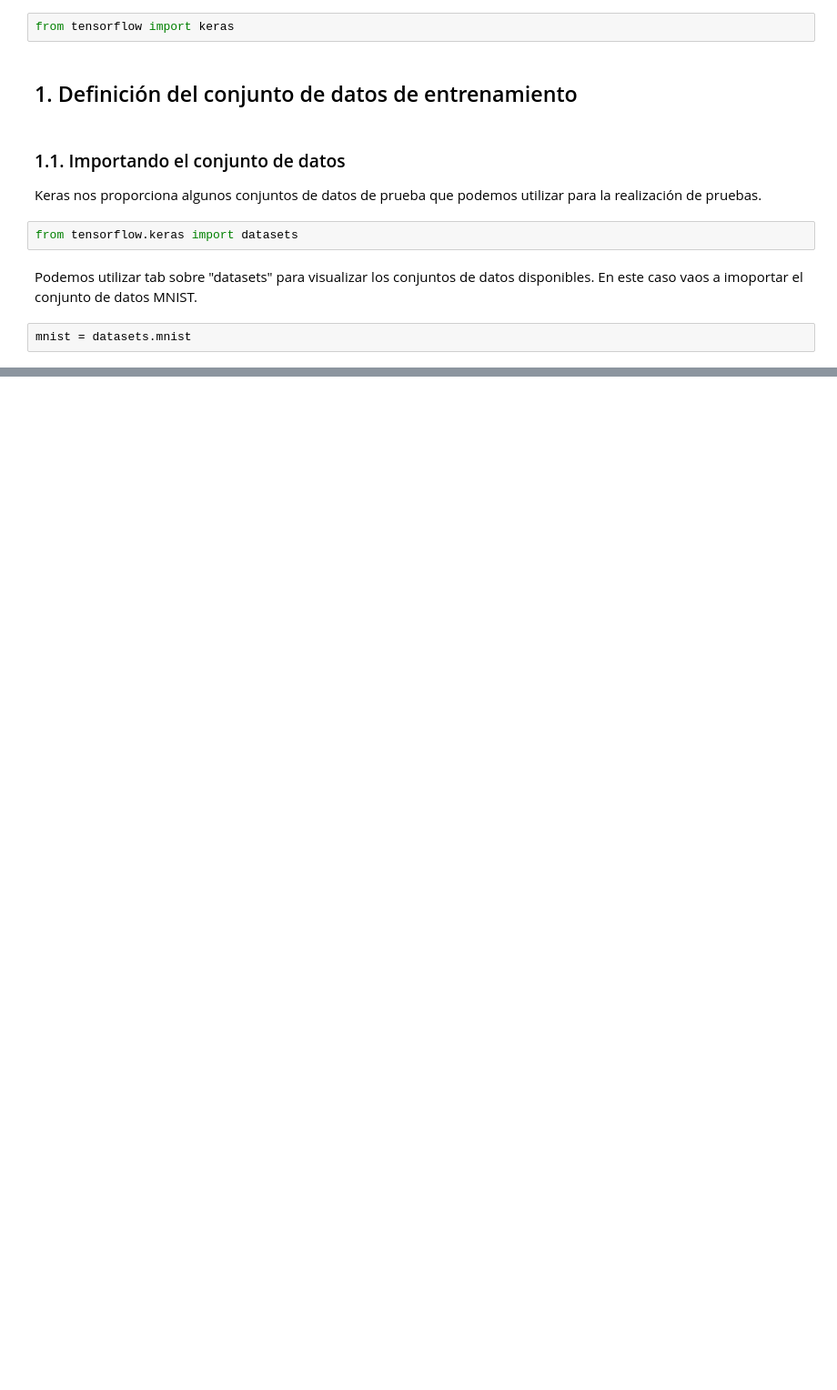
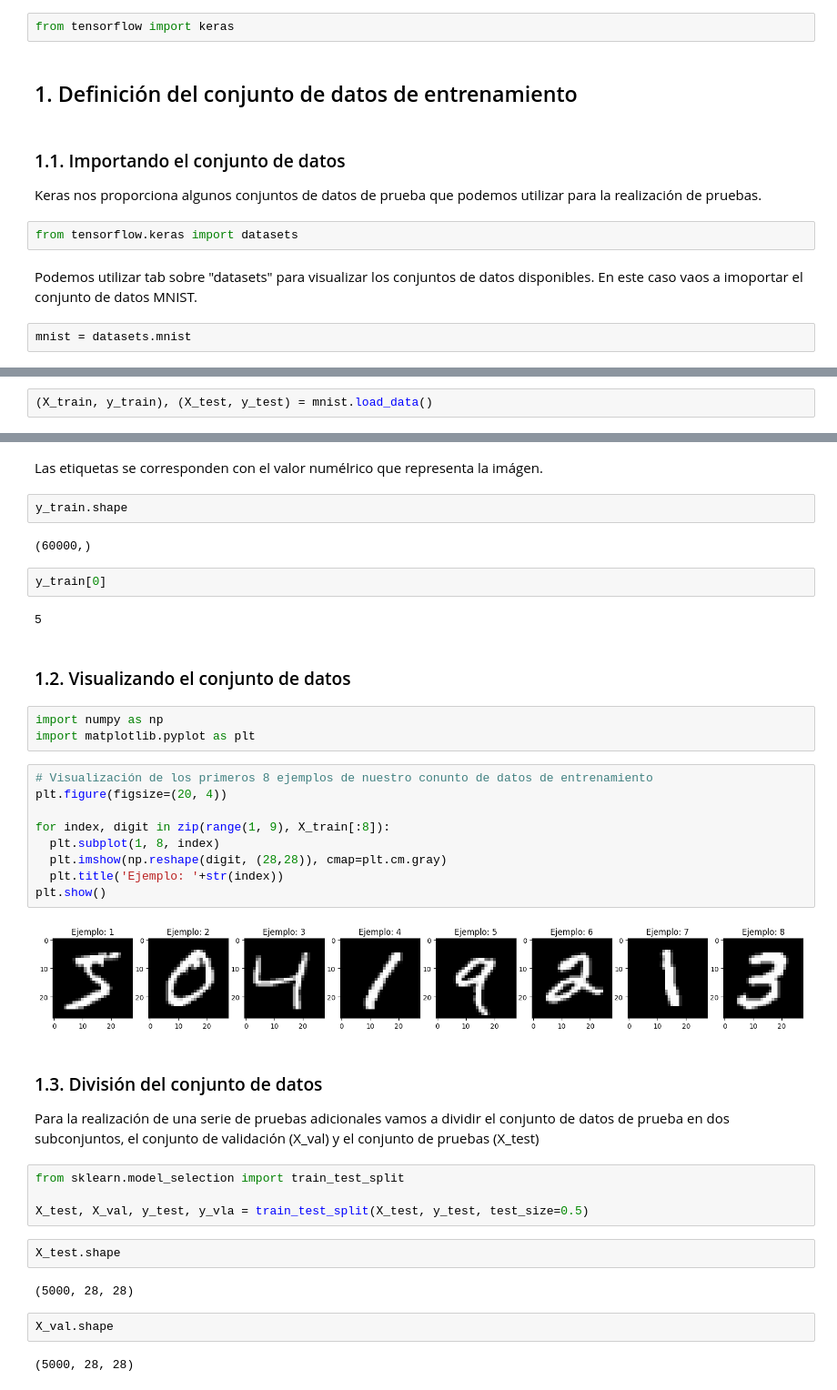
Before and after one commit to LuisPerdomo123/Inteligencia-Computacional, a Jupyter notebook: Classification_MLP_Caso_Practico_I.ipynb, the cells around one changed output, grey strips where cells are left out. Shown at 91% size. Cells and saved outputs as stored; diff of their text form; blank space fills up the shorter version.

```diff
--- a/Classification_MLP_Caso_Practico_I.ipynb
+++ b/Classification_MLP_Caso_Practico_I.ipynb
@@ -34,0 +37,2 @@ mnist = datasets.mnist
+# %%
+(X_train, y_train), (X_test, y_test) = mnist.load_data()
@@ -34,0 +52,42 @@ mnist = datasets.mnist
+# %% [markdown]
+Las etiquetas se corresponden con el valor numélrico que representa la imágen.
+# %%
+y_train.shape
+# %% [output]
+(60000,)
+# %%
+y_train[0]
+# %% [output]
+5
+# %% [markdown]
+### 1.2. Visualizando el conjunto de datos
+# %%
+import numpy as np
+import matplotlib.pyplot as plt
+# %%
+# Visualización de los primeros 8 ejemplos de nuestro conunto de datos de entrenamiento
+plt.figure(figsize=(20, 4))
+
+for index, digit in zip(range(1, 9), X_train[:8]):
+  plt.subplot(1, 8, index)
+  plt.imshow(np.reshape(digit, (28,28)), cmap=plt.cm.gray)
+  plt.title('Ejemplo: '+str(index))
+plt.show()
+# %% [output]
+[figure, added]
+# %% [markdown]
+### 1.3. División del conjunto de datos
+
+Para la realización de una serie de pruebas adicionales vamos a dividir el conjunto de datos de prueba en dos subconjuntos, el conjunto de validación (X_val) y el conjunto de pruebas (X_test)
+# %%
+from sklearn.model_selection import train_test_split
+
+X_test, X_val, y_test, y_vla = train_test_split(X_test, y_test, test_size=0.5)
+# %%
+X_test.shape
+# %% [output]
+(5000, 28, 28)
+# %%
+X_val.shape
+# %% [output]
+(5000, 28, 28)
```
Also changed, not shown: parts of 22 cells of this notebook.
